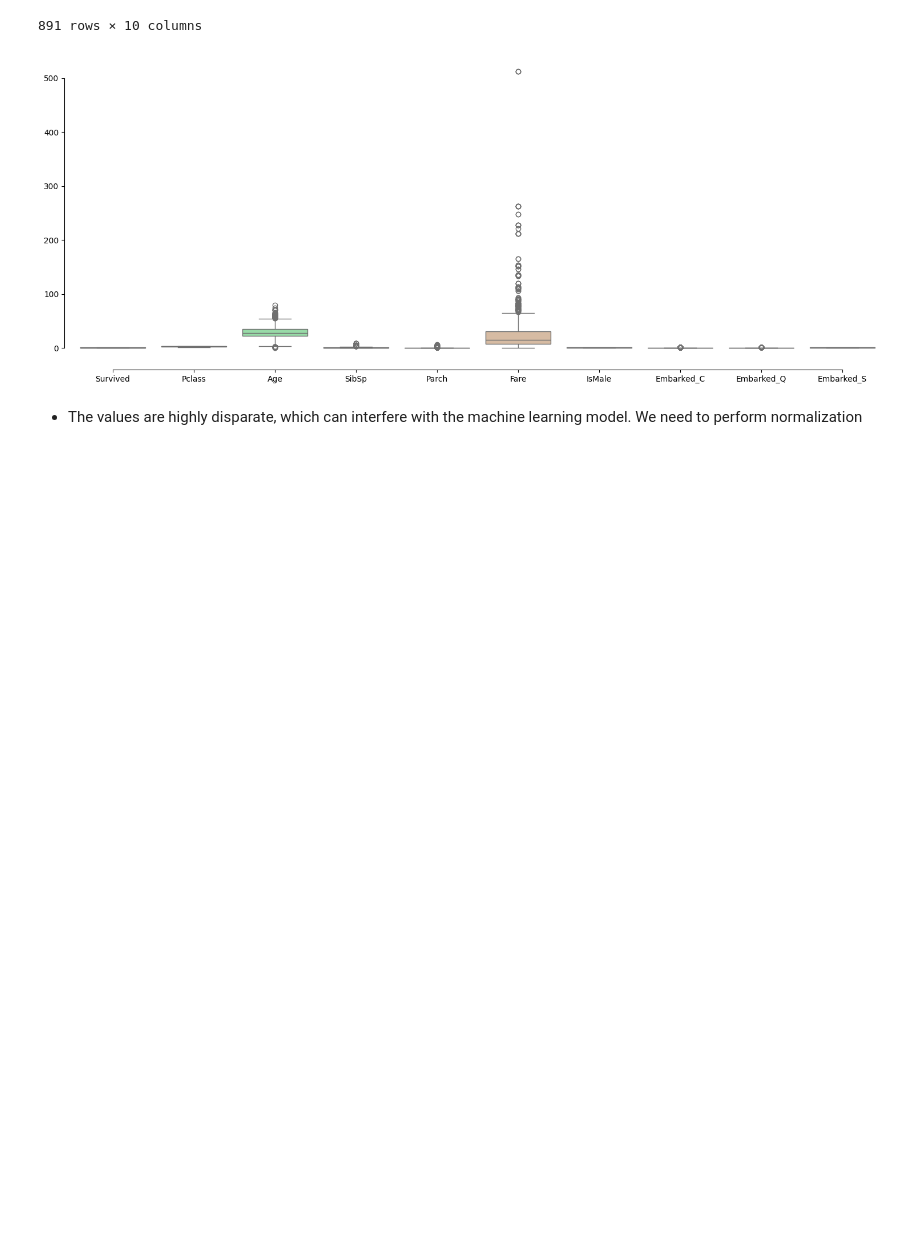
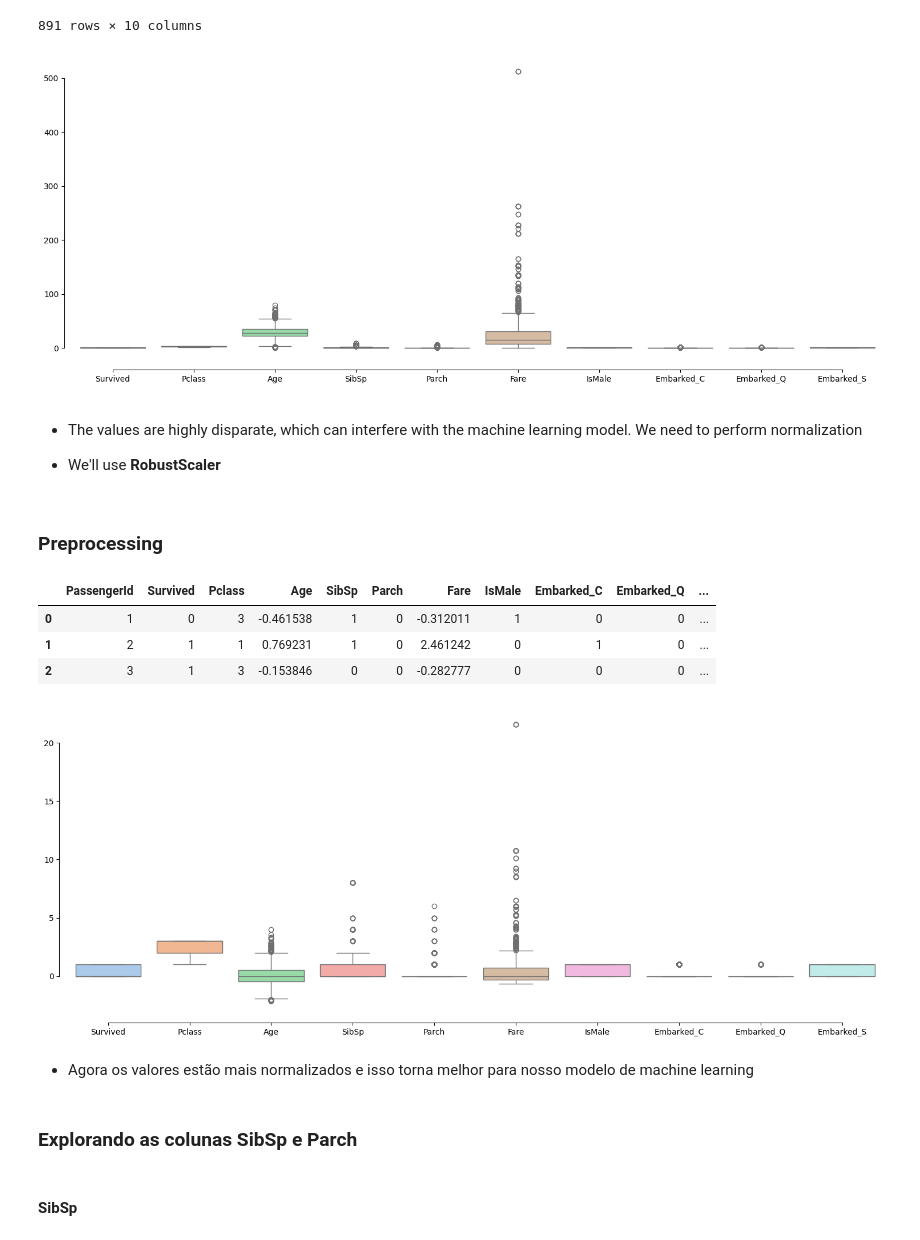
Before and after one commit to guievbs/titanic-kaggle, a Jupyter notebook: src/features/feature_eng.ipynb, the cells around one changed output. Drawn from its saved outputs; the diff is of its cells as text; code cells hidden in the pictures; blank space fills up the shorter version.

```diff
--- a/src/features/feature_eng.ipynb
+++ b/src/features/feature_eng.ipynb
@@ -94,3 +94,40 @@ plt.show()
 [figure]
 # %% [markdown]
 - The values are highly disparate, which can interfere with the machine learning model. We need to perform normalization
+
+- We'll use **RobustScaler**
+# %% [markdown]
+### Preprocessing
+# %%
+from sklearn.preprocessing import RobustScaler
+
+def transform_scaler(data):
+    transformer = RobustScaler().fit(data[['Age','Fare']])
+    return transformer.transform(data[['Age','Fare']])
+
+train[['Age','Fare']] = transform_scaler(train)
+test[['Age','Fare']] = transform_scaler(test)
+# %%
+train.head(3)
+# %% [output]
+|  | PassengerId | Survived | Pclass | Age | SibSp | Parch | Fare | IsMale | Embarked_C | Embarked_Q | ... |
+| 0 | 1 | 0 | 3 | -0.461538 | 1 | 0 | -0.312011 | 1 | 0 | 0 | ... |
+| 1 | 2 | 1 | 1 | 0.769231 | 1 | 0 | 2.461242 | 0 | 1 | 0 | ... |
+| 2 | 3 | 1 | 3 | -0.153846 | 0 | 0 | -0.282777 | 0 | 0 | 0 | ... |
+# %%
+bp_df = train.drop(columns='PassengerId')
+
+f, ax = plt.subplots(figsize=(15, 6))
+
+sns.boxplot(data=bp_df,  ax=ax)
+sns.despine(offset=10, trim=True)
+plt.tight_layout()
+plt.show()
+# %% [output]
+[figure, added]
+# %% [markdown]
+- Agora os valores estão mais normalizados e isso torna melhor para nosso modelo de machine learning
+# %% [markdown]
+### Explorando as colunas SibSp e Parch
+# %% [markdown]
+#### SibSp
```
Also changed, not shown: parts of 34 cells of this notebook.
